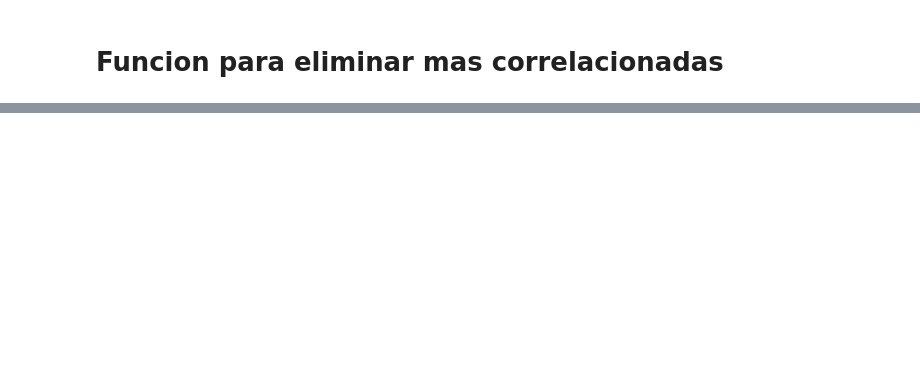
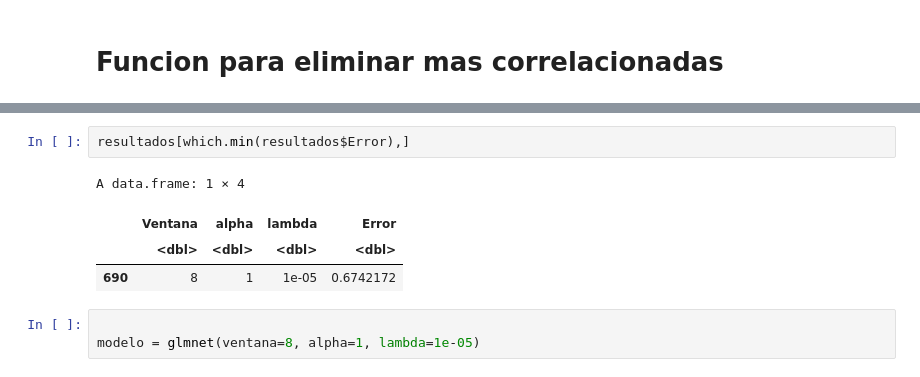
Before and after one commit to Lukas-De-Angelis-Riva/Aprendizaje-estadistico, a Jupyter notebook: trabajo_practico3/src/RangosFrecuencias.ipynb, the cells around one changed output, grey strips where cells are left out. Saved outputs shown, nothing was run; the diff lists cells and outputs as text; blank space fills up the shorter version.

```diff
--- a/trabajo_practico3/src/RangosFrecuencias.ipynb
+++ b/trabajo_practico3/src/RangosFrecuencias.ipynb
@@ -120,0 +276,10 @@ eliminate_variables_high_corr <- function(vasijas_X, max_corr_acepted) {
+# %%
+resultados[which.min(resultados$Error),]
+# %% [output]
+A data.frame: 1 × 4
+|  | Ventana | alpha | lambda | Error |
+|  | <dbl> | <dbl> | <dbl> | <dbl> |
+| 690 | 8 | 1 | 1e-05 | 0.6742172 |
+# %%
+
+modelo = glmnet(ventana=8, alpha=1, lambda=1e-05)
```
Also changed, not shown: parts of 21 cells of this notebook, 2 other files.
